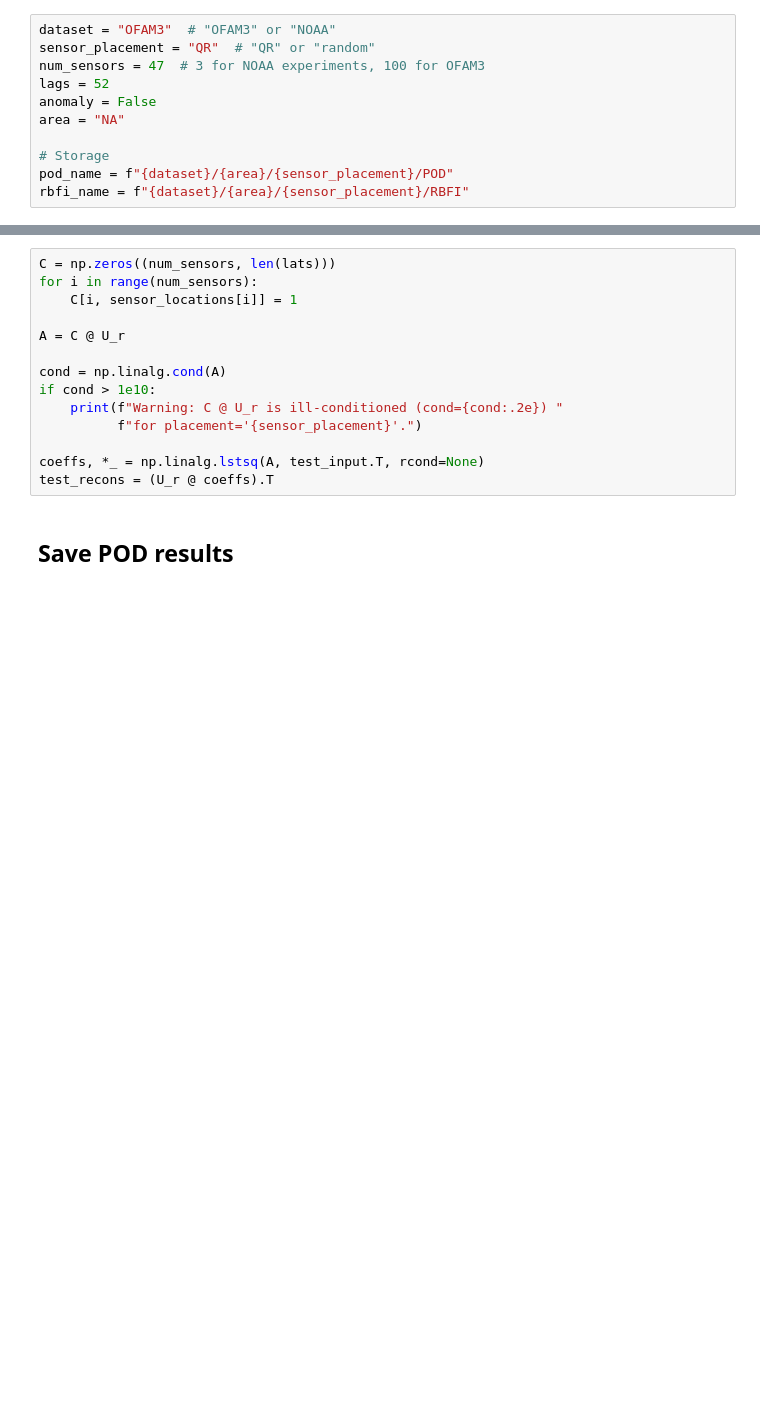
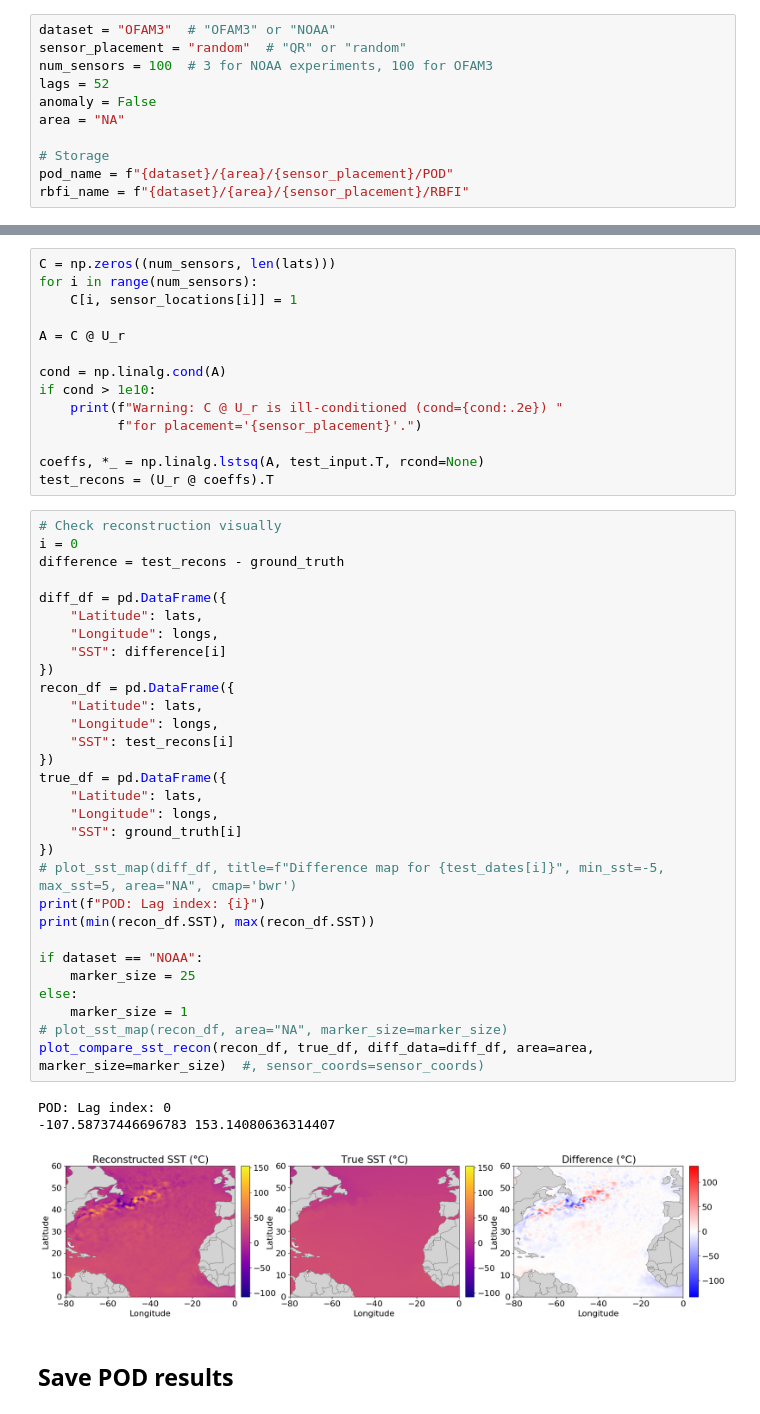
Before and after one commit to abbym-bristol/ME4OH_summer_project, a Jupyter notebook: ReconstructingSST-POD_RBFI_static.ipynb, the cells around one changed output, grey strips where cells are left out. Cells and saved outputs as stored; diff of their text form; blank space fills up the shorter version.

Commit message:
feat: report results gen (POD sanity check because random sensors on OFAM3 is particularly poor)

```diff
--- a/ReconstructingSST-POD_RBFI_static.ipynb
+++ b/ReconstructingSST-POD_RBFI_static.ipynb
@@ -39,8 +39,8 @@ random.seed(42)
 ## Set up
 # %%
 dataset = "OFAM3"  # "OFAM3" or "NOAA"
-sensor_placement = "QR"  # "QR" or "random"
-num_sensors = 47  # 3 for NOAA experiments, 100 for OFAM3
+sensor_placement = "random"  # "QR" or "random"
+num_sensors = 100  # 3 for NOAA experiments, 100 for OFAM3
 lags = 52
 anomaly = False
 area = "NA"
@@ -141,6 +168,40 @@ if cond > 1e10:
 
 coeffs, *_ = np.linalg.lstsq(A, test_input.T, rcond=None)
 test_recons = (U_r @ coeffs).T
+# %%
+# Check reconstruction visually
+i = 0
+difference = test_recons - ground_truth
+
+diff_df = pd.DataFrame({
+    "Latitude": lats,
+    "Longitude": longs,
+    "SST": difference[i]
+})
+recon_df = pd.DataFrame({
+    "Latitude": lats,
+    "Longitude": longs,
+    "SST": test_recons[i]
+})
+true_df = pd.DataFrame({
+    "Latitude": lats,
+    "Longitude": longs,
+    "SST": ground_truth[i]
+})
+# plot_sst_map(diff_df, title=f"Difference map for {test_dates[i]}", min_sst=-5, max_sst=5, area="NA", cmap='bwr')
+print(f"POD: Lag index: {i}")
+print(min(recon_df.SST), max(recon_df.SST))
+
+if dataset == "NOAA":
+    marker_size = 25
+else:
+    marker_size = 1
+# plot_sst_map(recon_df, area="NA", marker_size=marker_size)
+plot_compare_sst_recon(recon_df, true_df, diff_data=diff_df, area=area, marker_size=marker_size)  #, sensor_coords=sensor_coords)
+# %% [output]
+POD: Lag index: 0
+-107.58737446696783 153.14080636314407
+[figure, added]
 # %% [markdown]
 ## Save POD results
 # %%
```
Also changed, not shown: parts of 6 cells of this notebook, 1 other file.
